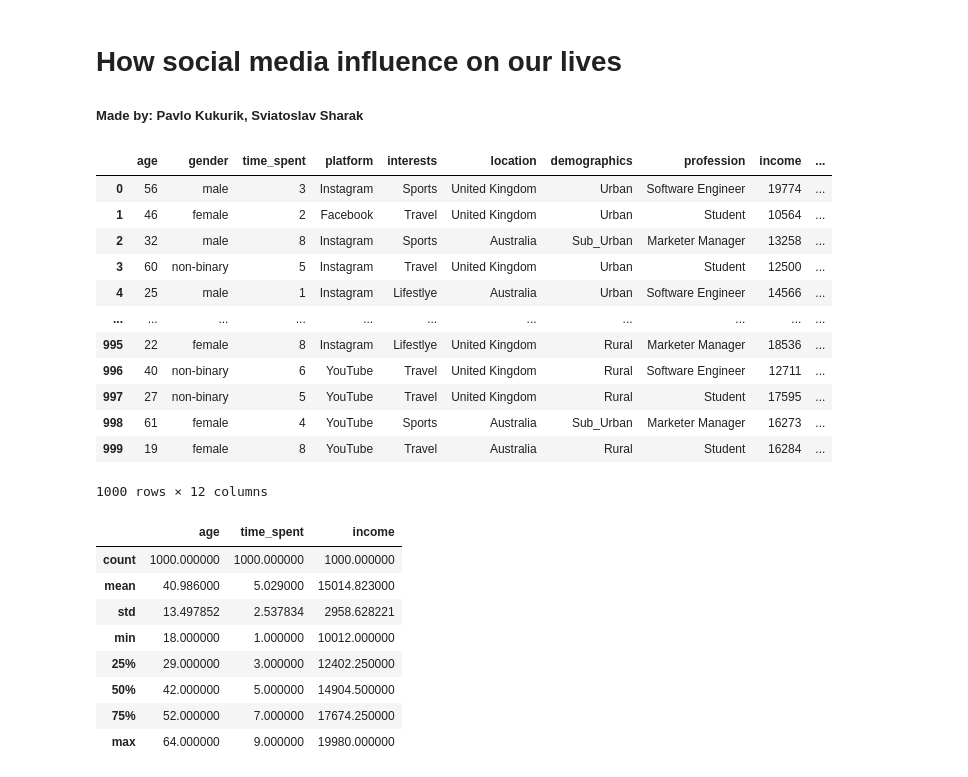
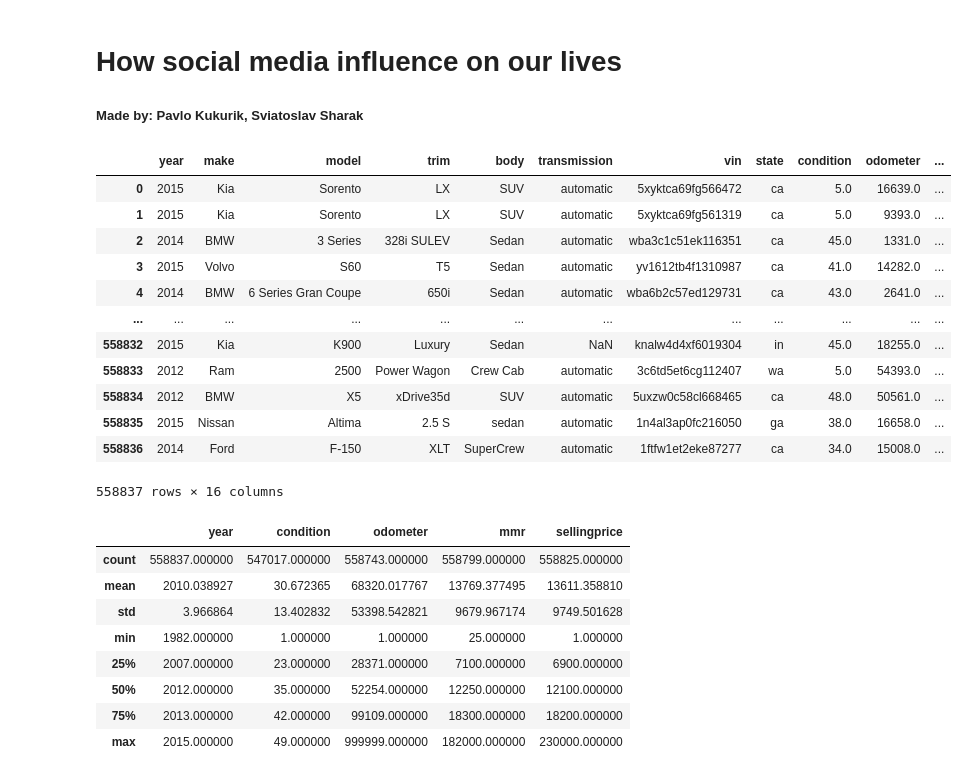
Before and after one commit to PavloKukurik/Car_prices_research, a Jupyter notebook: proj_test.ipynb, the cells around one changed output. Cells and saved outputs as stored; diff of their text form; code cells hidden in the pictures.

```diff
--- a/proj_test.ipynb
+++ b/proj_test.ipynb
@@ -5,33 +10,31 @@
 # %%
-import pandas as pd
-
-df = pd.read_csv('dummy_data.csv', sep=',')
+df = pd.read_csv('car_prices.csv')
 
 df
 # %% [output]
-|  | age | gender | time_spent | platform | interests | location | demographics | profession | income | ... |
-| 0 | 56 | male | 3 | Instagram | Sports | United Kingdom | Urban | Software Engineer | 19774 | ... |
-| 1 | 46 | female | 2 | Facebook | Travel | United Kingdom | Urban | Student | 10564 | ... |
-| 2 | 32 | male | 8 | Instagram | Sports | Australia | Sub_Urban | Marketer Manager | 13258 | ... |
-| 3 | 60 | non-binary | 5 | Instagram | Travel | United Kingdom | Urban | Student | 12500 | ... |
-| 4 | 25 | male | 1 | Instagram | Lifestlye | Australia | Urban | Software Engineer | 14566 | ... |
-| ... | ... | ... | ... | ... | ... | ... | ... | ... | ... | ... |
-| 995 | 22 | female | 8 | Instagram | Lifestlye | United Kingdom | Rural | Marketer Manager | 18536 | ... |
-| 996 | 40 | non-binary | 6 | YouTube | Travel | United Kingdom | Rural | Software Engineer | 12711 | ... |
-| 997 | 27 | non-binary | 5 | YouTube | Travel | United Kingdom | Rural | Student | 17595 | ... |
-| 998 | 61 | female | 4 | YouTube | Sports | Australia | Sub_Urban | Marketer Manager | 16273 | ... |
-| 999 | 19 | female | 8 | YouTube | Travel | Australia | Rural | Student | 16284 | ... |
+|  | year | make | model | trim | body | transmission | vin | state | condition | odometer | ... |
+| 0 | 2015 | Kia | Sorento | LX | SUV | automatic | 5xyktca69fg566472 | ca | 5.0 | 16639.0 | ... |
+| 1 | 2015 | Kia | Sorento | LX | SUV | automatic | 5xyktca69fg561319 | ca | 5.0 | 9393.0 | ... |
+| 2 | 2014 | BMW | 3 Series | 328i SULEV | Sedan | automatic | wba3c1c51ek116351 | ca | 45.0 | 1331.0 | ... |
+| 3 | 2015 | Volvo | S60 | T5 | Sedan | automatic | yv1612tb4f1310987 | ca | 41.0 | 14282.0 | ... |
+| 4 | 2014 | BMW | 6 Series Gran Coupe | 650i | Sedan | automatic | wba6b2c57ed129731 | ca | 43.0 | 2641.0 | ... |
+| ... | ... | ... | ... | ... | ... | ... | ... | ... | ... | ... | ... |
+| 558832 | 2015 | Kia | K900 | Luxury | Sedan | NaN | knalw4d4xf6019304 | in | 45.0 | 18255.0 | ... |
+| 558833 | 2012 | Ram | 2500 | Power Wagon | Crew Cab | automatic | 3c6td5et6cg112407 | wa | 5.0 | 54393.0 | ... |
+| 558834 | 2012 | BMW | X5 | xDrive35d | SUV | automatic | 5uxzw0c58cl668465 | ca | 48.0 | 50561.0 | ... |
+| 558835 | 2015 | Nissan | Altima | 2.5 S | sedan | automatic | 1n4al3ap0fc216050 | ga | 38.0 | 16658.0 | ... |
+| 558836 | 2014 | Ford | F-150 | XLT | SuperCrew | automatic | 1ftfw1et2eke87277 | ca | 34.0 | 15008.0 | ... |
-1000 rows × 12 columns
+558837 rows × 16 columns
 # %%
 df.describe()
 # %% [output]
-|  | age | time_spent | income |
-| count | 1000.000000 | 1000.000000 | 1000.000000 |
-| mean | 40.986000 | 5.029000 | 15014.823000 |
-| std | 13.497852 | 2.537834 | 2958.628221 |
-| min | 18.000000 | 1.000000 | 10012.000000 |
-| 25% | 29.000000 | 3.000000 | 12402.250000 |
-| 50% | 42.000000 | 5.000000 | 14904.500000 |
-| 75% | 52.000000 | 7.000000 | 17674.250000 |
-| max | 64.000000 | 9.000000 | 19980.000000 |
+|  | year | condition | odometer | mmr | sellingprice |
+| count | 558837.000000 | 547017.000000 | 558743.000000 | 558799.000000 | 558825.000000 |
+| mean | 2010.038927 | 30.672365 | 68320.017767 | 13769.377495 | 13611.358810 |
+| std | 3.966864 | 13.402832 | 53398.542821 | 9679.967174 | 9749.501628 |
+| min | 1982.000000 | 1.000000 | 1.000000 | 25.000000 | 1.000000 |
+| 25% | 2007.000000 | 23.000000 | 28371.000000 | 7100.000000 | 6900.000000 |
+| 50% | 2012.000000 | 35.000000 | 52254.000000 | 12250.000000 | 12100.000000 |
+| 75% | 2013.000000 | 42.000000 | 99109.000000 | 18300.000000 | 18200.000000 |
+| max | 2015.000000 | 49.000000 | 999999.000000 | 182000.000000 | 230000.000000 |
 # %%
```
Also changed, not shown: parts of 2 cells of this notebook.
